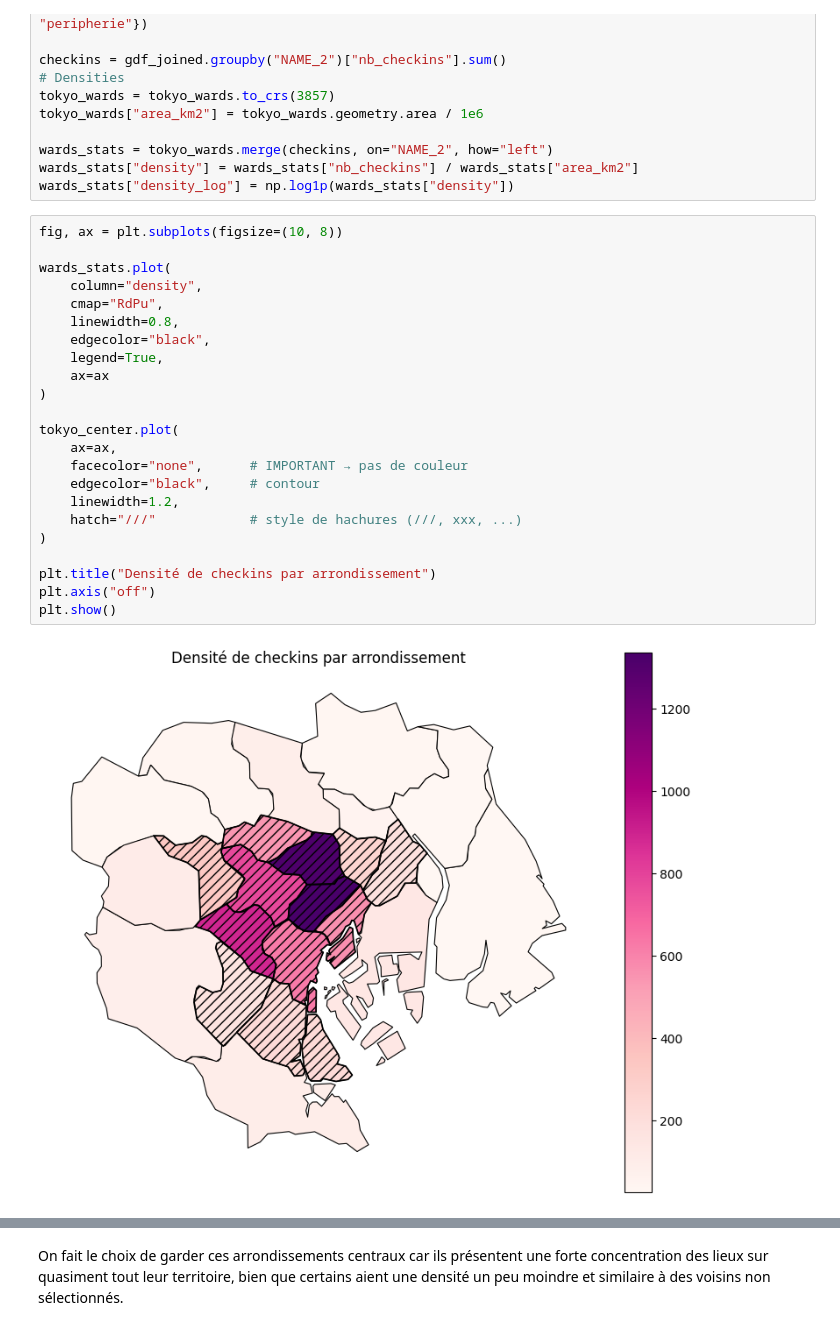
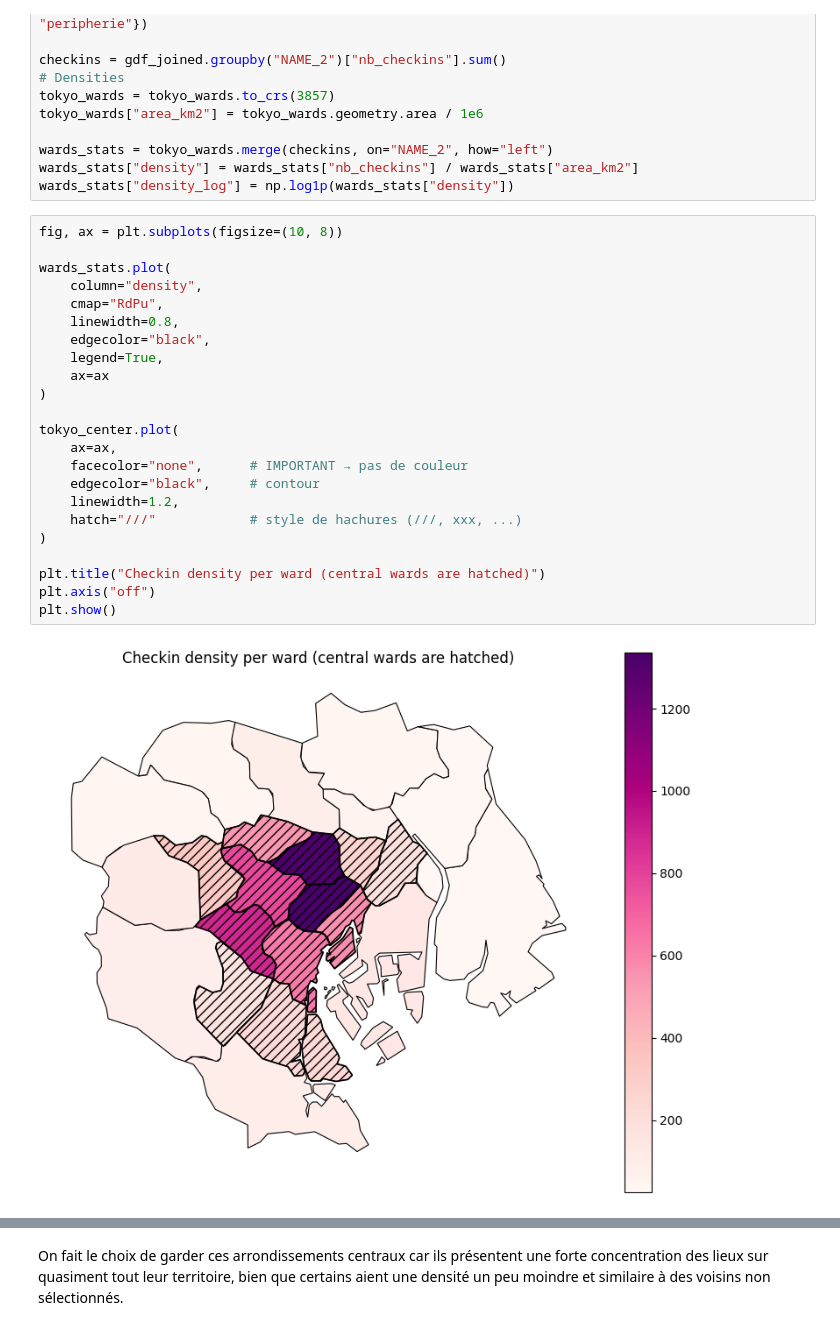
Before and after one commit to Amandine701/Networks_projet, a Jupyter notebook: notebooks/correlation_geo.ipynb, the cells around one changed output, grey strips where cells are left out. Saved outputs shown, nothing was run; the diff lists cells and outputs as text.

```diff
--- a/notebooks/correlation_geo.ipynb
+++ b/notebooks/correlation_geo.ipynb
@@ -105,28 +105,28 @@ wards_stats["density_log"] = np.log1p(wards_stats["density"])
 # %%
 fig, ax = plt.subplots(figsize=(10, 8))
 
 wards_stats.plot(
     column="density",
     cmap="RdPu",
     linewidth=0.8,
     edgecolor="black",
     legend=True,
     ax=ax
 )
 
 tokyo_center.plot(
     ax=ax,
     facecolor="none",      # IMPORTANT → pas de couleur
     edgecolor="black",     # contour
     linewidth=1.2,
     hatch="///"            # style de hachures (///, xxx, ...)
 )
 
-plt.title("Densité de checkins par arrondissement")
+plt.title("Checkin density per ward (central wards are hatched)")
 plt.axis("off")
 plt.show()
 # %% [output]
-[figure, old version]
+[figure, new version]
 # %%
 fig, ax = plt.subplots(figsize=(10, 8))
 
```
Also changed, not shown: parts of 2 cells of this notebook.
